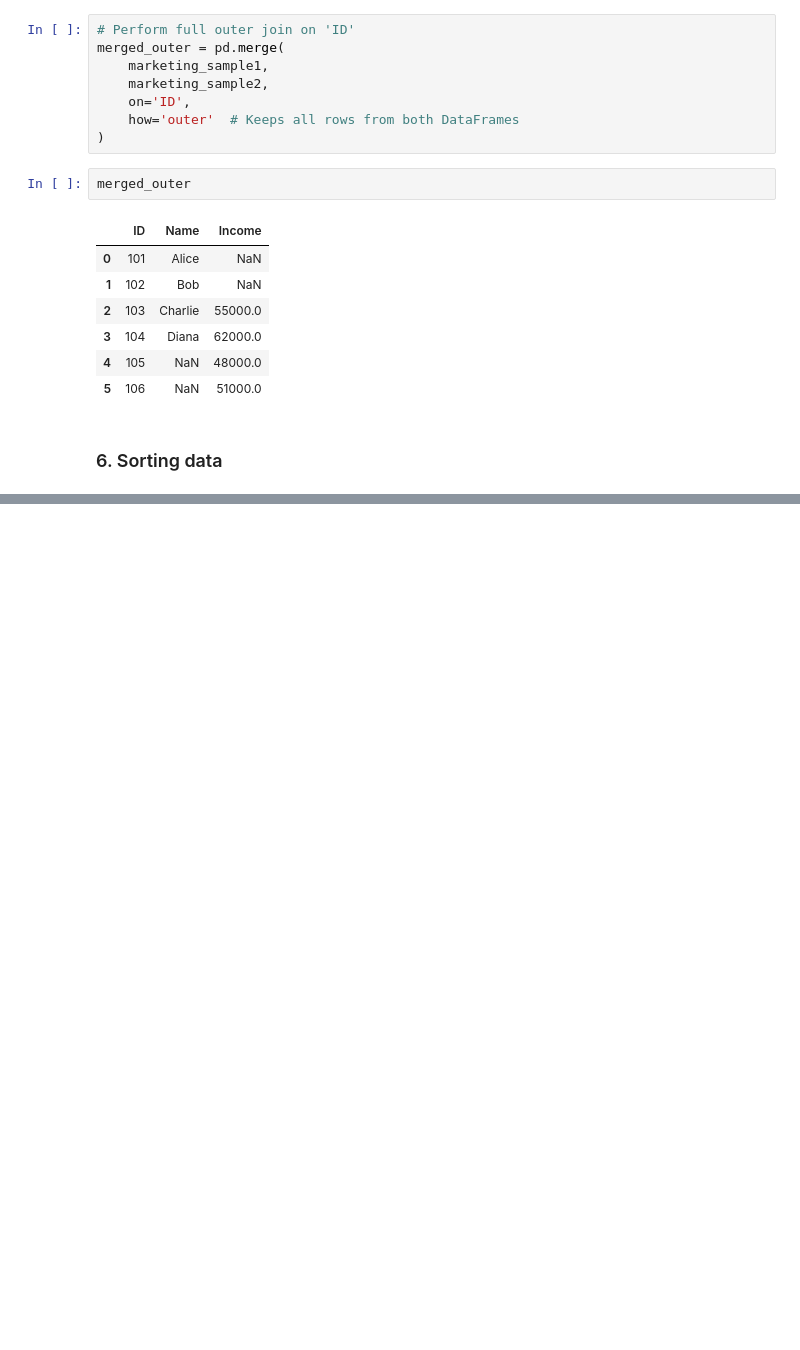
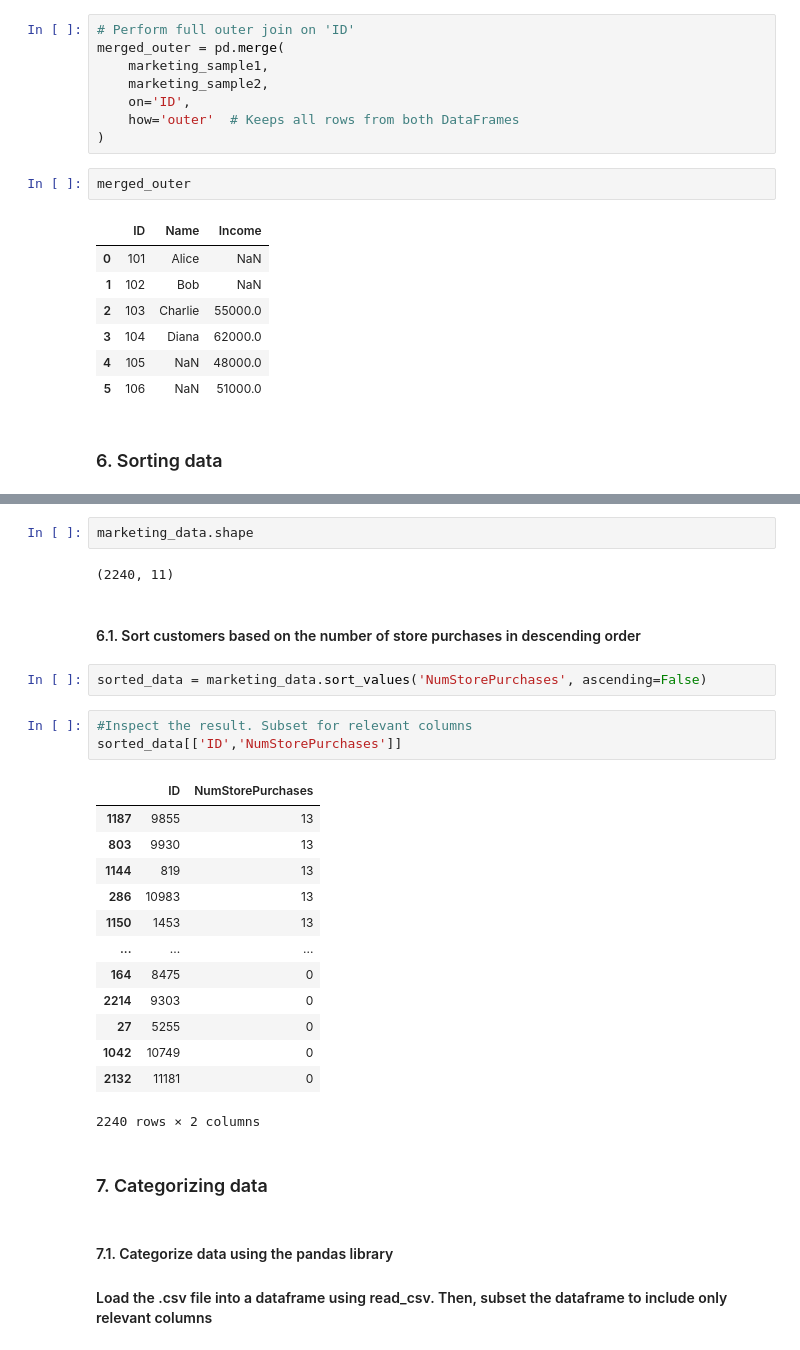
Before and after one commit to Mutiu123/The_EDA_with_Python, a Jupyter notebook: EDA_Book_Samples.ipynb, the cells around one changed output, grey strips where cells are left out. Drawn from its saved outputs; the diff is of its cells as text; blank space fills up the shorter version.

```diff
--- a/EDA_Book_Samples.ipynb
+++ b/EDA_Book_Samples.ipynb
@@ -662,0 +703,30 @@ merged_outer
+# %%
+marketing_data.shape
+# %% [output]
+(2240, 11)
+# %% [markdown]
+#### 6.1. Sort customers based on the number of store purchases in descending order
+# %%
+sorted_data = marketing_data.sort_values('NumStorePurchases', ascending=False)
+# %%
+#Inspect the result. Subset for relevant columns
+sorted_data[['ID','NumStorePurchases']]
+# %% [output]
+|  | ID | NumStorePurchases |
+| 1187 | 9855 | 13 |
+| 803 | 9930 | 13 |
+| 1144 | 819 | 13 |
+| 286 | 10983 | 13 |
+| 1150 | 1453 | 13 |
+| ... | ... | ... |
+| 164 | 8475 | 0 |
+| 2214 | 9303 | 0 |
+| 27 | 5255 | 0 |
+| 1042 | 10749 | 0 |
+| 2132 | 11181 | 0 |
+2240 rows × 2 columns
+# %% [markdown]
+### 7. Categorizing data
+# %% [markdown]
+#### 7.1. Categorize data using the pandas library
+#### Load the .csv file into a dataframe using read_csv. Then, subset the dataframe to include only relevant columns
```
Also changed, not shown: parts of 12 cells of this notebook.
